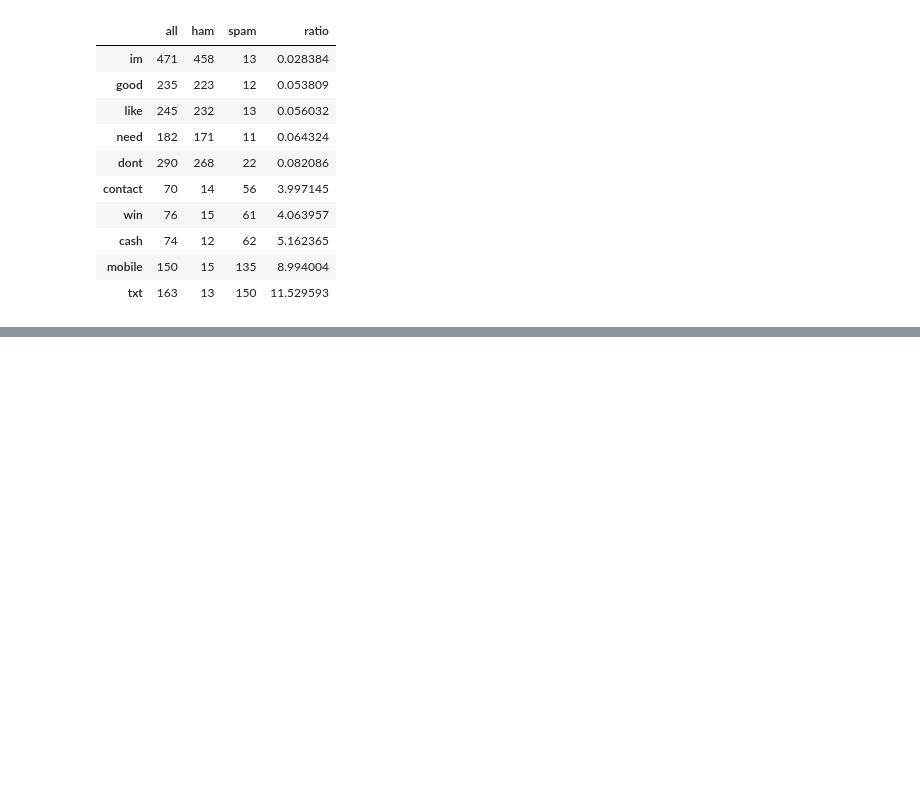
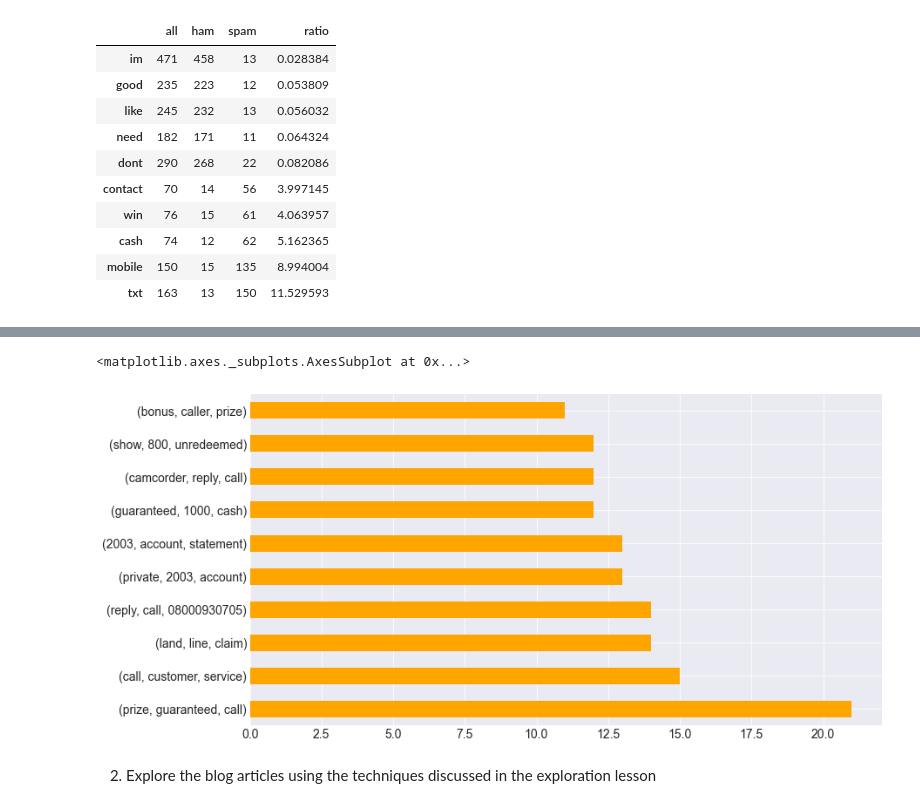
Before and after one commit to sunwenliang14/natural-language-processing, a Jupyter notebook: explore.ipynb, the cells around one changed output, grey strips where cells are left out. Saved outputs shown, nothing was run; the diff lists cells and outputs as text; code cells hidden in the pictures; blank space fills up the shorter version.

```diff
--- a/explore.ipynb
+++ b/explore.ipynb
@@ -338,0 +410,7 @@ Text(0.5, 1.0, 'Proportion of Spam vs Ham for the 20 most common words')
+# %%
+pd.Series(nltk.trigrams(spam_words)).value_counts().head(10).plot.barh(color='orange')
+# %% [output]
+<matplotlib.axes._subplots.AxesSubplot at 0x...>
+[figure, added]
+# %% [markdown]
+2. Explore the blog articles using the techniques discussed in the exploration lesson
```
Also changed, not shown: parts of 35 cells of this notebook, 2 other files.
